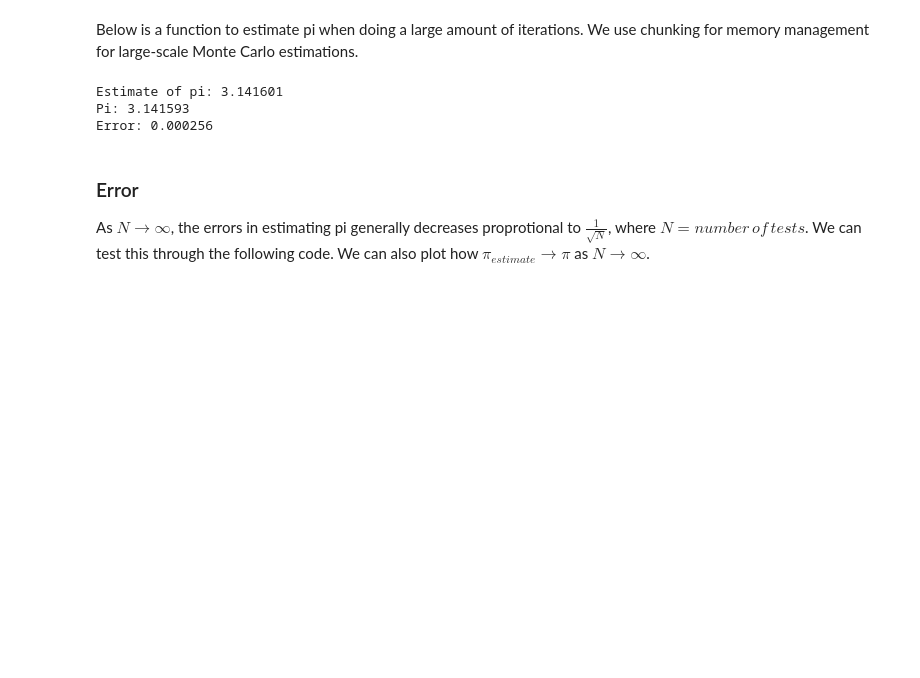
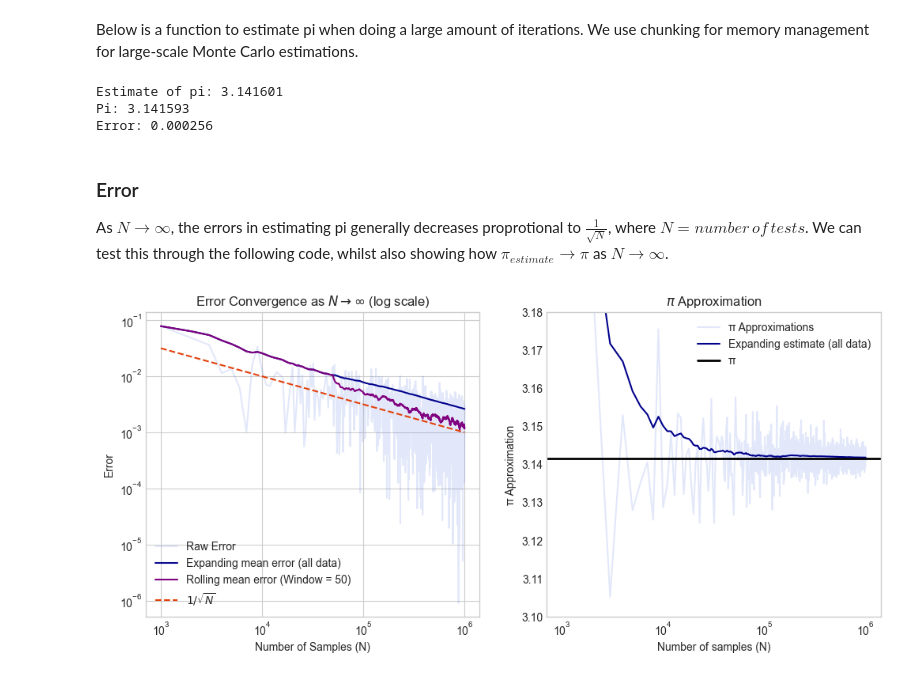
Before and after one commit to SRem-07/MC-Pi-Estimation, a Jupyter notebook: mc_pi_estimation.ipynb, the cells around one changed output. Cells and saved outputs as stored; diff of their text form; code cells hidden in the pictures; blank space fills up the shorter version.

Commit message:
Added error plotting function to visualise how estimates and error converges

```diff
--- a/mc_pi_estimation.ipynb
+++ b/mc_pi_estimation.ipynb
@@ -160,4 +161,4 @@ Pi: 3.141593
 Error: 0.000256
 # %% [markdown]
 ### Error
-As $N \to \infty$, the errors in estimating pi generally decreases proprotional to $\frac{1}{\sqrt{N}}$, where $N = number\,of\,tests$. We can test this through the following code. We can also plot how $\pi_{estimate} \to \pi$ as $N \to \infty$.
+As $N \to \infty$, the errors in estimating pi generally decreases proprotional to $\frac{1}{\sqrt{N}}$, where $N = number\,of\,tests$. We can test this through the following code, whilst also showing how $\pi_{estimate} \to \pi$ as $N \to \infty$.
@@ -163,0 +219,14 @@ As $N \to \infty$, the errors in estimating pi generally decreases proprotional
+# %%
+start_index, end_index, step = 1000, 1000000, 1000
+iterations = range(start_index, end_index + 1, step)
+pi_estimates = []
+array_index = 0
+for i in iterations:
+  pi_estimate = estimate_pi_chunked(i)
+
+  pi_estimates.append(pi_estimate)
+  array_index += 1
+
+plot_error(pi_estimates, start_index, step)
+# %% [output]
+[figure, added]
```
Also changed, not shown: parts of 4 cells of this notebook.
